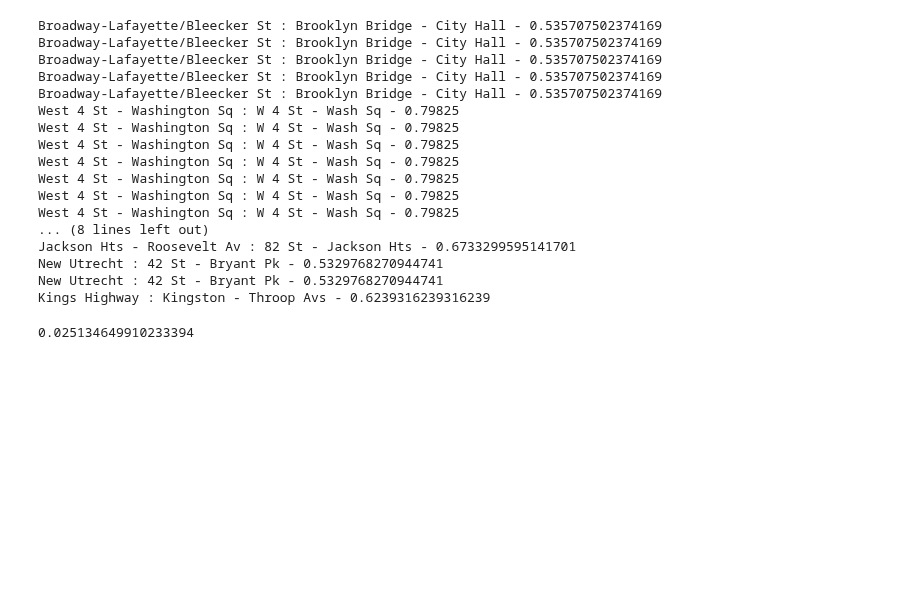
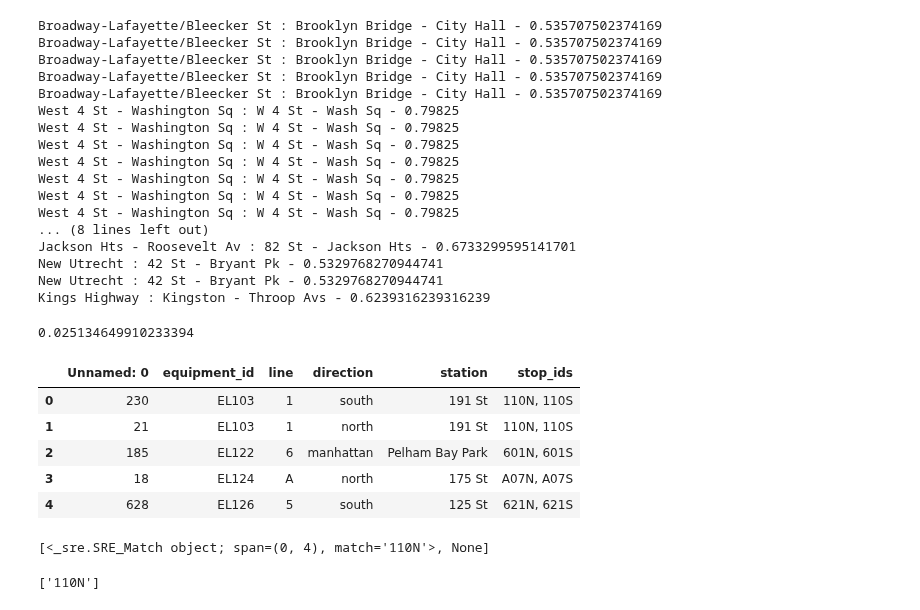
Before and after one commit to tsdataclinic/mta, a Jupyter notebook: notebooks/network/GTFS_Elevator_map.ipynb, the cells around one changed output. Drawn from its saved outputs; the diff is of its cells as text; code cells hidden in the pictures; blank space fills up the shorter version.

```diff
--- a/notebooks/network/GTFS_Elevator_map.ipynb
+++ b/notebooks/network/GTFS_Elevator_map.ipynb
@@ -283,3 +283,22 @@ Kings Highway : Kingston - Throop Avs - 0.6239316239316239
 ee[ee.stop_ids == ''].shape[0]/ee.shape[0]
 # %% [output]
 0.025134649910233394
+# %%
+ee.head()
+# %% [output]
+|  | Unnamed: 0 | equipment_id | line | direction | station | stop_ids |
+| 0 | 230 | EL103 | 1 | south | 191 St | 110N, 110S |
+| 1 | 21 | EL103 | 1 | north | 191 St | 110N, 110S |
+| 2 | 185 | EL122 | 6 | manhattan | Pelham Bay Park | 601N, 601S |
+| 3 | 18 | EL124 | A | north | 175 St | A07N, A07S |
+| 4 | 628 | EL126 | 5 | south | 125 St | 621N, 621S |
+# %%
+pattern = re.compile('.*N')
+[pattern.match(x) for x in ee.stop_ids[0].split(',')]
+# [re.findall('N',x) for x in ee.stop_ids[0].split(',')]
+# %% [output]
+[<_sre.SRE_Match object; span=(0, 4), match='110N'>, None]
+# %%
+[x for x in ee.stop_ids[0].split(', ') if re.match('.*N$',x)]
+# %% [output]
+['110N']
```
Also changed, not shown: parts of 4 cells of this notebook, 3 other files.
